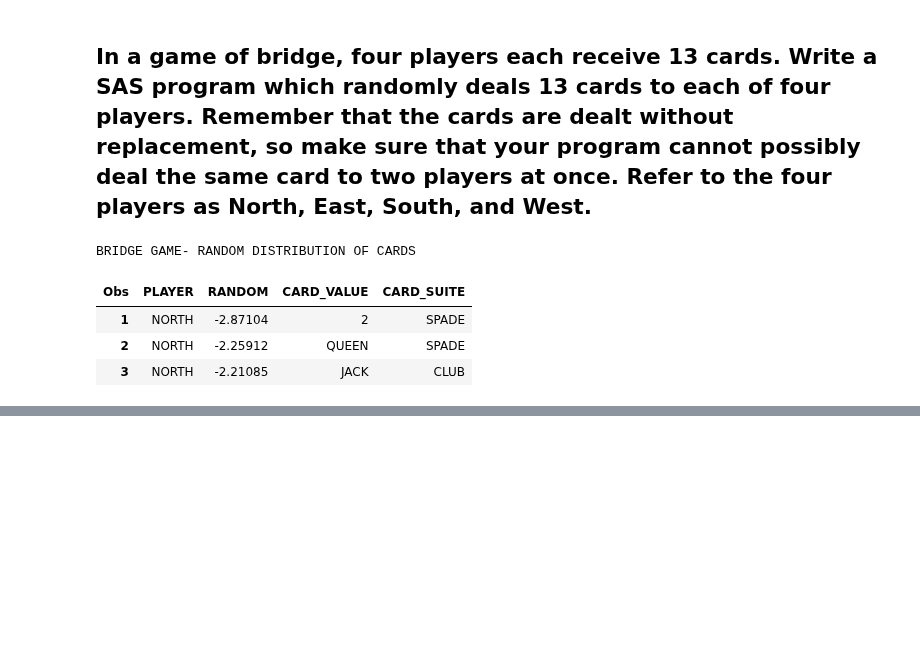
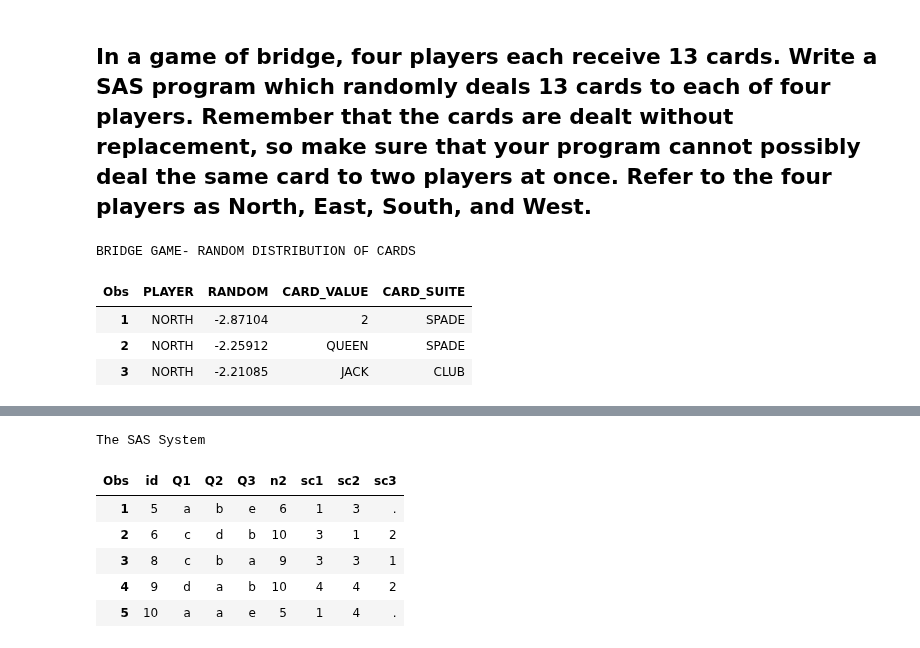
Before and after one commit to kevinwkc/my_sas, a Jupyter notebook: DATASET.ipynb, the cells around one changed output, grey strips where cells are left out. Drawn from its saved outputs; the diff is of its cells as text; code cells hidden in the pictures; blank space fills up the shorter version.

```diff
--- a/DATASET.ipynb
+++ b/DATASET.ipynb
@@ -408,0 +414,57 @@ BRIDGE GAME- RANDOM DISTRIBUTION OF CARDS
+# %%
+DATA main (index=(id )); /**** create indexes ***/
+ INPUT id Q1 $ Q2 $ Q3 $ ;
+ n2=_n_;
+CARDS;
+5 a b e
+6 c d b
+8 c b a
+9 d a b
+10 a a e
+;;
+DATA scoring (index=(qc=(Q code))); /**** create level3 and keys ***/
+ INPUT Q code $ score;
+ n2=_n_;
+CARDS;
+1 a 1
+1 b 2
+1 c 3
+1 d 4
+2 a 4
+2 b 3
+2 c 2
+2 d 1
+3 a 1
+3 b 2
+3 c 3
+3 d 4
+;;
+
+
+DATA scored ;
+ SET main ; /**** select cases from master ***/
+ ARRAY qarray (q) q1-q3;
+ ARRAY scarray (q) sc1-sc3;
+ DO OVER qarray;
+ code=qarray;
+ SET scoring key=qc / unique; /**** select level3 cases w/key***/
+ IF _error_=1 THEN DO; /**** error = score not found ***/
+ scarray=.;
+ PUT 'Score Not found ' id= Q= code= ;
+ _error_=0;
+ END;
+ ELSE DO; scarray=score; END;
+ END;
+ OUTPUT;
+ DROP score q code;
+RUN;
+proc print;
+run;
+# %% [output]
+The SAS System
+| Obs | id | Q1 | Q2 | Q3 | n2 | sc1 | sc2 | sc3 |
+| 1 | 5 | a | b | e | 6 | 1 | 3 | . |
+| 2 | 6 | c | d | b | 10 | 3 | 1 | 2 |
+| 3 | 8 | c | b | a | 9 | 3 | 3 | 1 |
+| 4 | 9 | d | a | b | 10 | 4 | 4 | 2 |
+| 5 | 10 | a | a | e | 5 | 1 | 4 | . |
```
Also changed, not shown: parts of 9 cells of this notebook.
